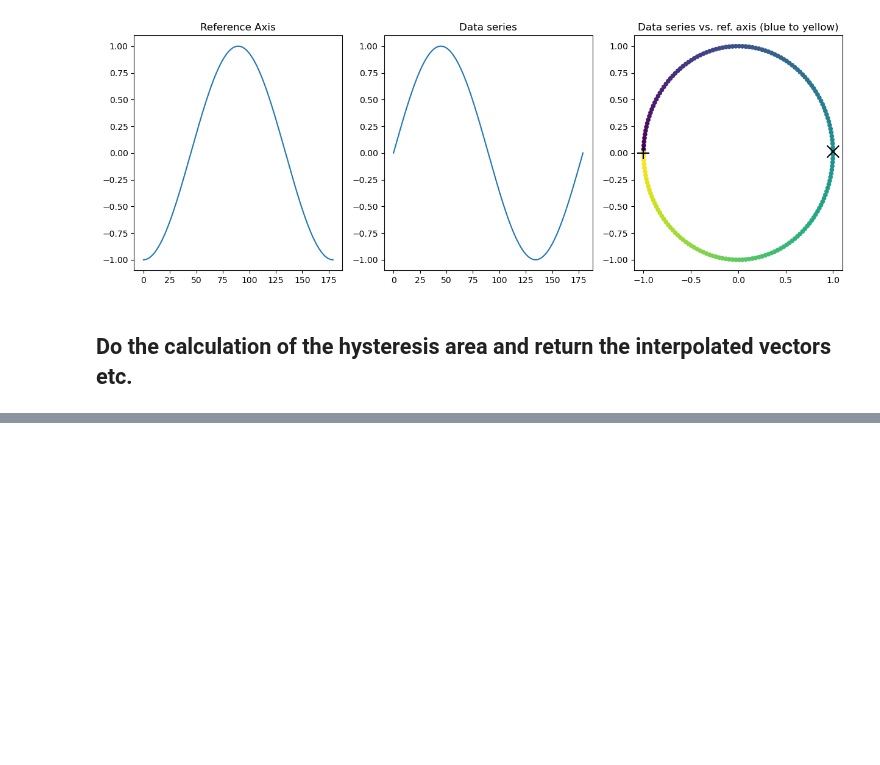
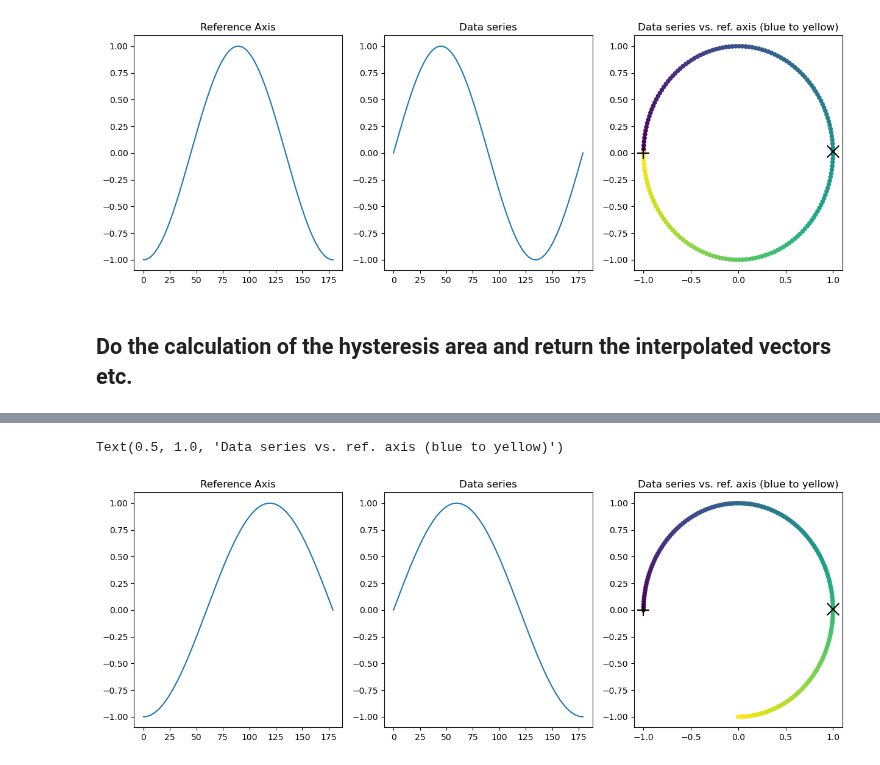
Before and after one commit to eikekoehn/hysteresis, a Jupyter notebook: demo_1d.ipynb, the cells around one changed output, grey strips where cells are left out. Drawn from its saved outputs; the diff is of its cells as text; code cells hidden in the pictures; blank space fills up the shorter version.

```diff
--- a/demo_1d.ipynb
+++ b/demo_1d.ipynb
@@ -68,0 +73,21 @@ Normalizer value (min_max_diff_full_cycle): 1.9999147759525127
+# %%
+length = 180
+ref_axis = np.sin(np.linspace(-np.pi/2,np.pi,length)) # strictly monotonically increasing and then strictly monotonically decreasing reference axis over a 2pi cycle
+data_series = np.cos(np.linspace(-np.pi/2,np.pi,length))#+0.05*np.cos(20*np.linspace(-np.pi/2,3/2*np.pi,length)) #
+#data_series[int(length/2):]=1
+# %%
+fig, ax = plt.subplots(1,3,figsize=(15,5))
+ax[0].plot(ref_axis)
+ax[0].set_title('Reference Axis')
+ax[1].plot(data_series)
+ax[1].set_title('Data series')
+ax[2].scatter(ref_axis,data_series,20,np.arange(length))
+#find argmax of ref_axis
+argmini = np.argmin(ref_axis)
+argmaxi = np.argmax(ref_axis)
+ax[2].scatter(ref_axis[argmini],data_series[argmini],200,'k',marker='+')
+ax[2].scatter(ref_axis[argmaxi],data_series[argmaxi],200,'k',marker='x')
+ax[2].set_title('Data series vs. ref. axis (blue to yellow)')
+# %% [output]
+Text(0.5, 1.0, 'Data series vs. ref. axis (blue to yellow)')
+[figure, added]
```
Also changed, not shown: parts of 6 cells of this notebook.
